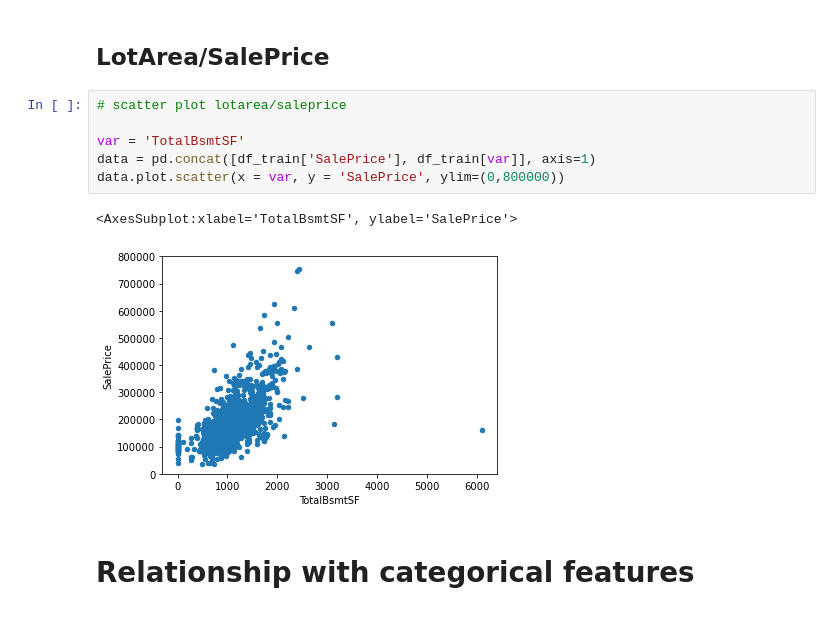
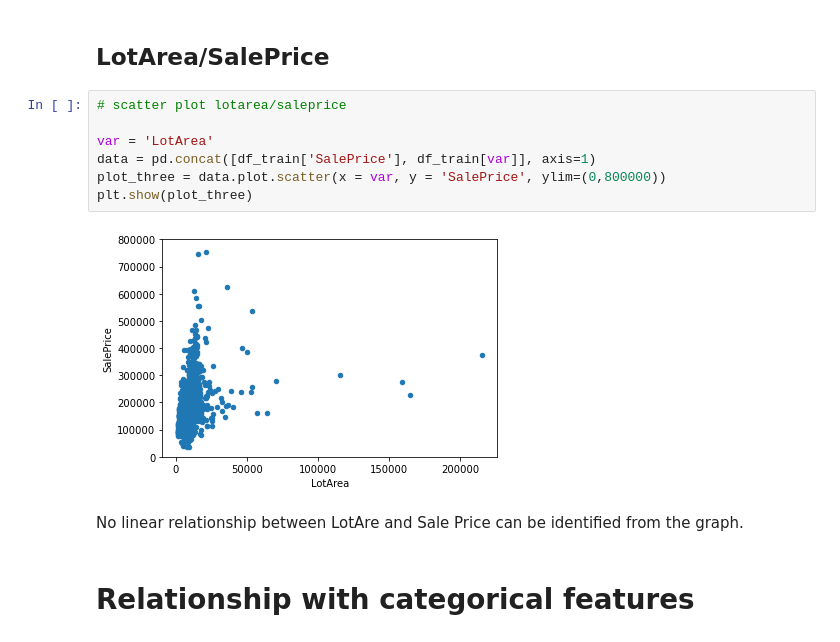
Before and after one commit to supermanimmy/ds-project-house-prices, a Jupyter notebook: House Price Exploration.ipynb, the cells around one changed output. Saved outputs shown, nothing was run; the diff lists cells and outputs as text.

```diff
--- a/House Price Exploration.ipynb
+++ b/House Price Exploration.ipynb
@@ -104,12 +104,14 @@ Strong linear relationship (exponential?)
 # %%
 # scatter plot lotarea/saleprice
 
-var = 'TotalBsmtSF'
+var = 'LotArea'
 data = pd.concat([df_train['SalePrice'], df_train[var]], axis=1)
-data.plot.scatter(x = var, y = 'SalePrice', ylim=(0,800000))
+plot_three = data.plot.scatter(x = var, y = 'SalePrice', ylim=(0,800000))
+plt.show(plot_three)
 # %% [output]
-<AxesSubplot:xlabel='TotalBsmtSF', ylabel='SalePrice'>
-[figure, old version]
+[figure, new version]
+# %% [markdown]
+No linear relationship between LotAre and Sale Price can be identified from the graph.
 # %% [markdown]
 # Relationship with categorical features
 # %% [markdown]
```
Also changed, not shown: parts of 7 cells of this notebook.
